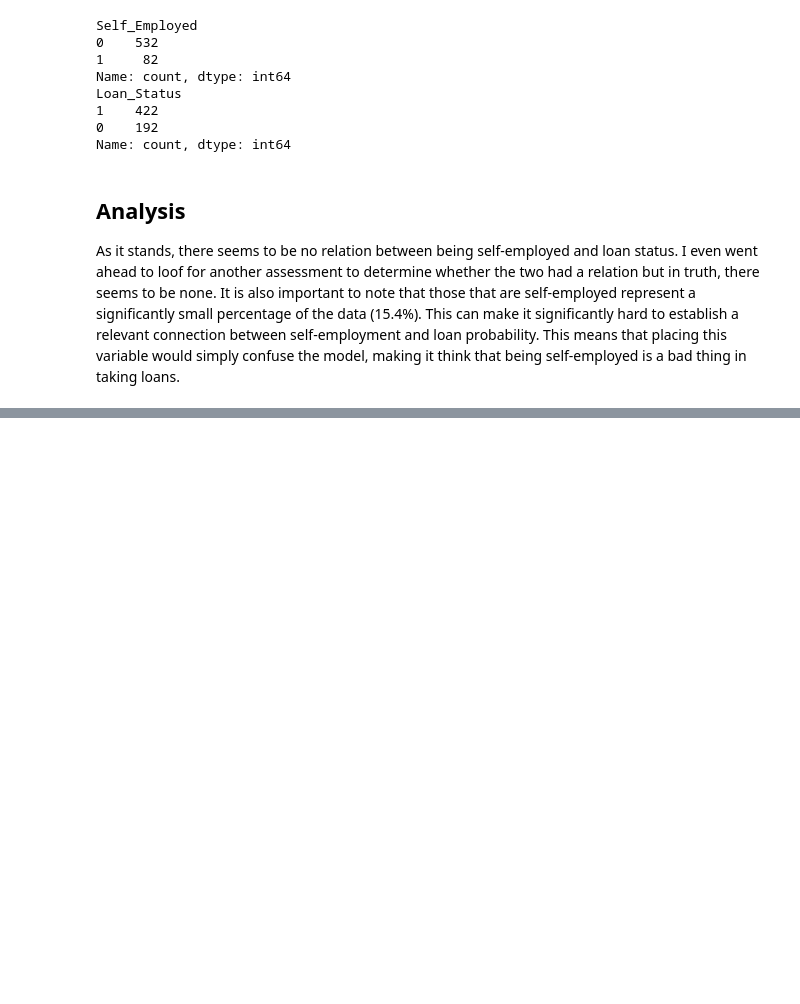
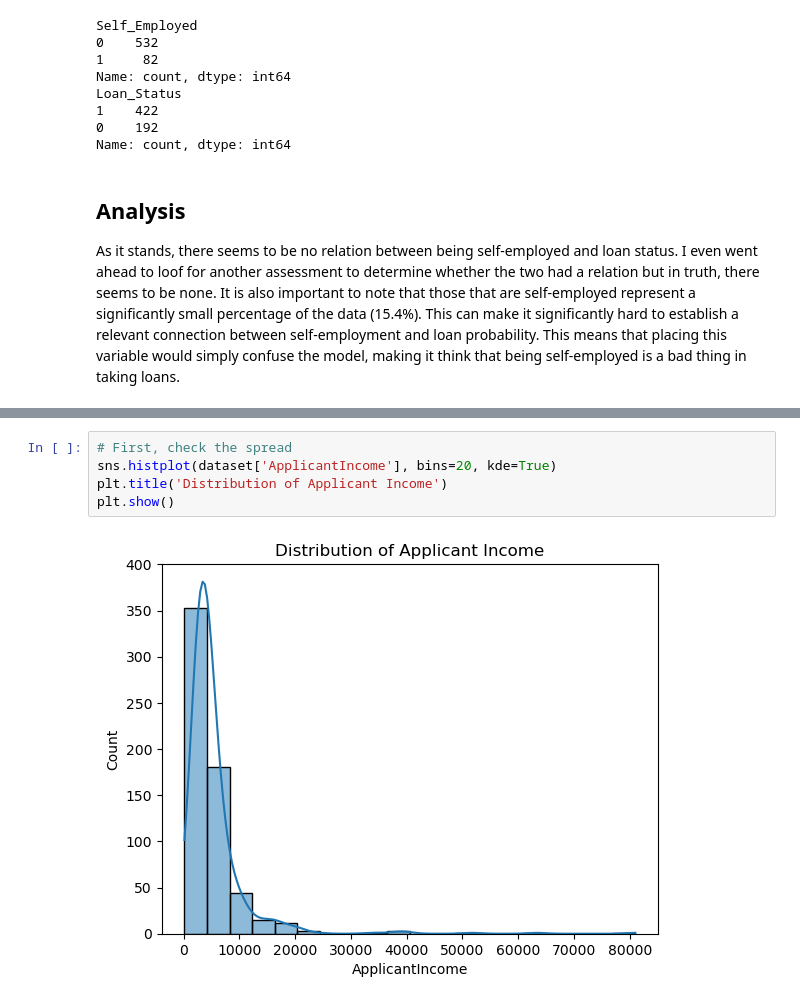
Before and after one commit to fredrickgacheru/loan_eligibility_project, a Jupyter notebook: loanProjectV1.ipynb, the cells around one changed output, grey strips where cells are left out. Cells and saved outputs as stored; diff of their text form; blank space fills up the shorter version.

```diff
--- a/loanProjectV1.ipynb
+++ b/loanProjectV1.ipynb
@@ -471,0 +480,7 @@ It is also important to note that those that are self-employed represent a signi
+# %%
+# First, check the spread
+sns.histplot(dataset['ApplicantIncome'], bins=20, kde=True)
+plt.title('Distribution of Applicant Income')
+plt.show()
+# %% [output]
+[figure, added]
```
Also changed, not shown: parts of 120 cells of this notebook, 1 other file.
